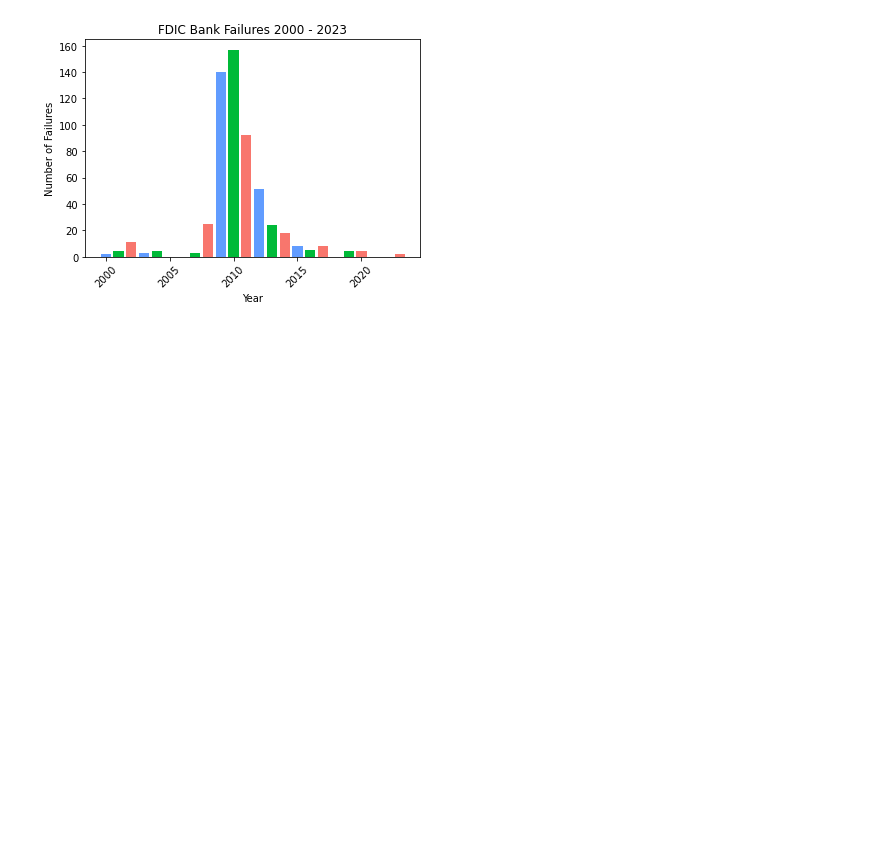
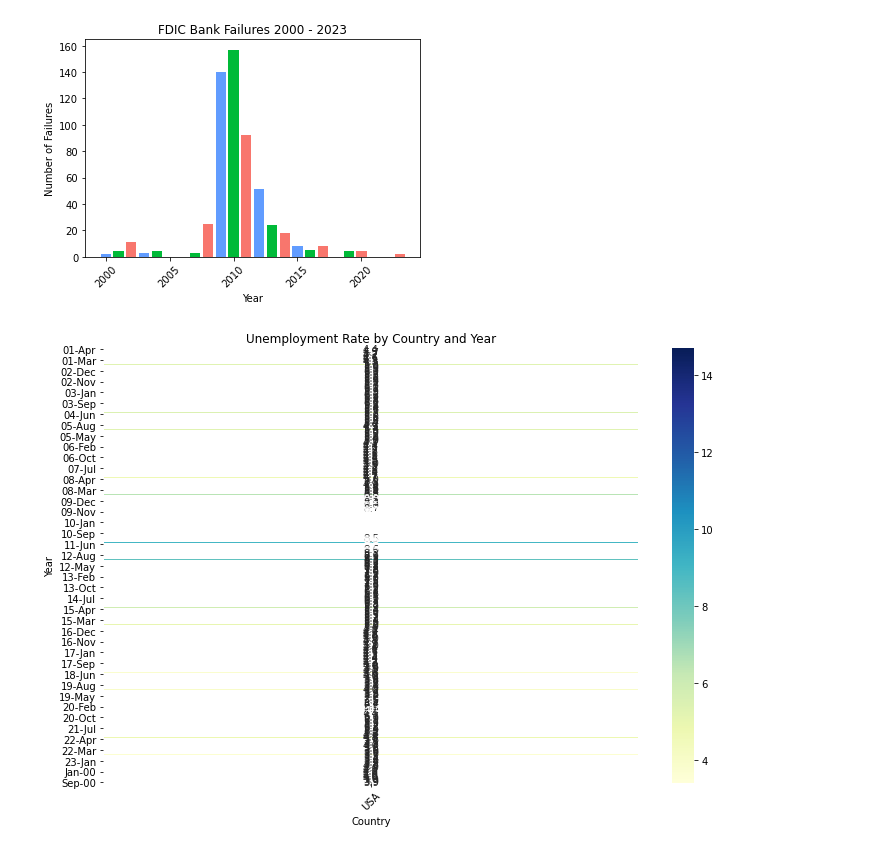
Before and after one commit to pmanuel1/UCDPA_Philip_Manuel, a Jupyter notebook: UCDPA_Philip_Manuel1.ipynb, the cells around one changed output. Drawn from its saved outputs; the diff is of its cells as text; code cells hidden in the pictures; blank space fills up the shorter version.

```diff
--- a/UCDPA_Philip_Manuel1.ipynb
+++ b/UCDPA_Philip_Manuel1.ipynb
@@ -357,3 +541,32 @@ plt.show()
+# %%
+import pandas as pd
+import seaborn as sns
+import matplotlib.pyplot as plt
+
+data = pd.read_csv('Unemployment_Data_cleaned.csv')
+
+# Change 'Value' column to numeric
+data['Value'] = pd.to_numeric(data['Value'], errors='coerce')
+
+# Create pivot table with aggregated data
+pivot_table = data.pivot_table(index='TIME', columns='LOCATION', values='Value')
+
+# Try to create a heatmap using seaborn
+plt.figure(figsize=(12, 8))
+sns.heatmap(pivot_table, cmap='YlGnBu', annot=True, fmt=".1f", linewidths=0.5)
+
+# title & labels
+plt.title('Unemployment Rate by Country and Year')
+plt.xlabel('Country')
+plt.ylabel('Year')
+
+# Rotate the x-axis labels for better readability
+plt.xticks(rotation=45)
+
+# Show the Heatmap
+plt.show()
+# %% [output]
+[figure, added]
 # %%
 # Generate 5 insights from the project (10)
 # %%
```
Also changed, not shown: parts of 28 cells of this notebook.
